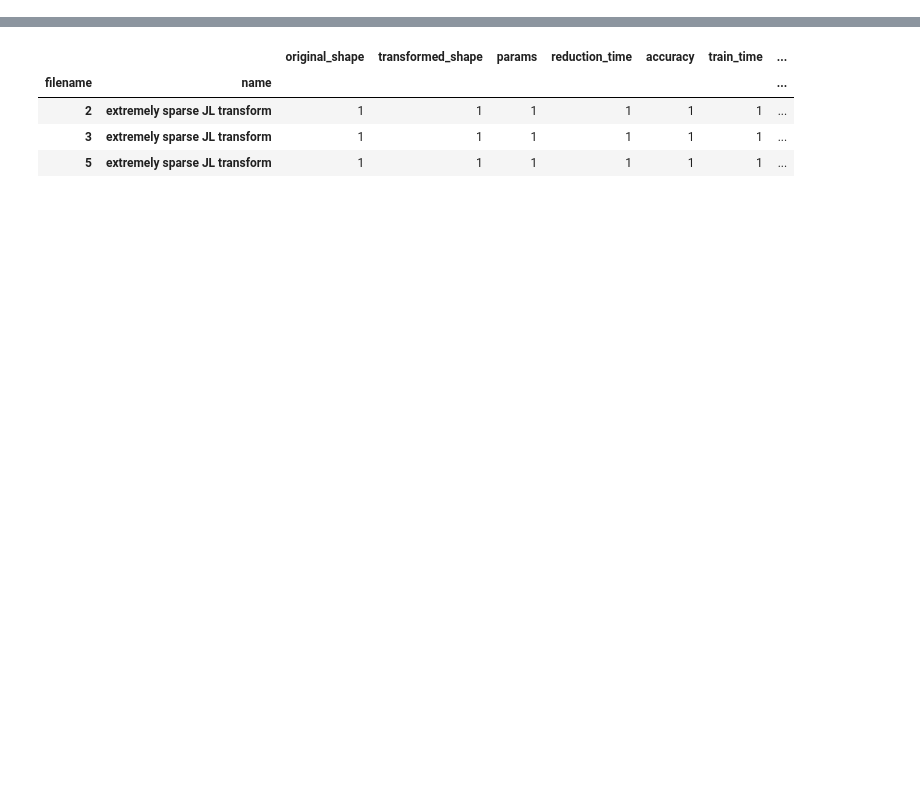
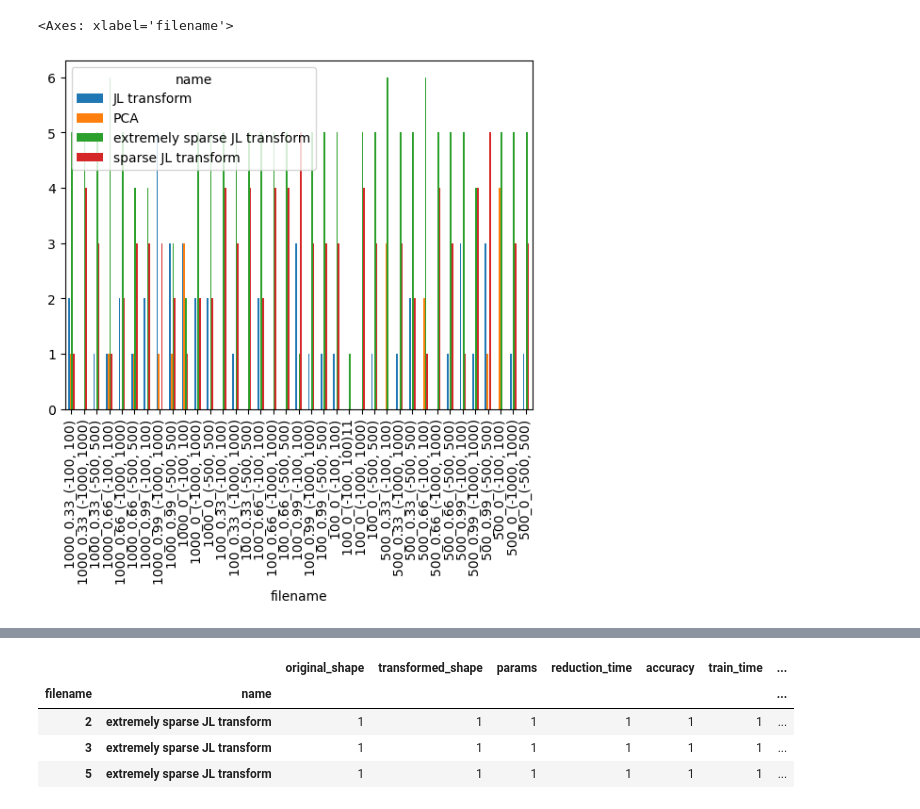
Before and after one commit to bhumsoonjun/data-sci-proj, a Jupyter notebook: analysis/analysis_all.ipynb, the cells around one changed output, grey strips where cells are left out. Drawn from its saved outputs; the diff is of its cells as text; code cells hidden in the pictures; blank space fills up the shorter version.

```diff
--- a/analysis/analysis_all.ipynb
+++ b/analysis/analysis_all.ipynb
@@ -67,2 +85,7 @@ kmeans_best
+# %%
+transpoed.plot.bar()
+# %% [output]
+<Axes: xlabel='filename'>
+[figure, added]
 # %%
 path = "../output/news/"
```
Also changed, not shown: parts of 13 cells of this notebook, 5 other files.
